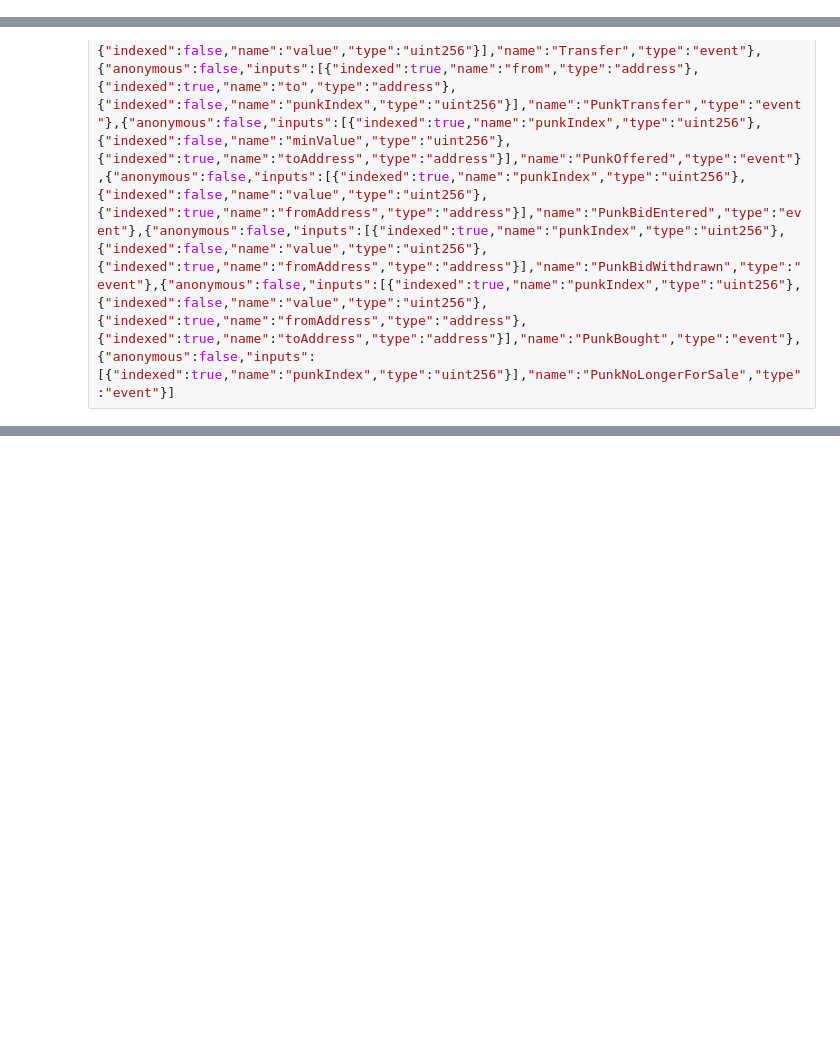
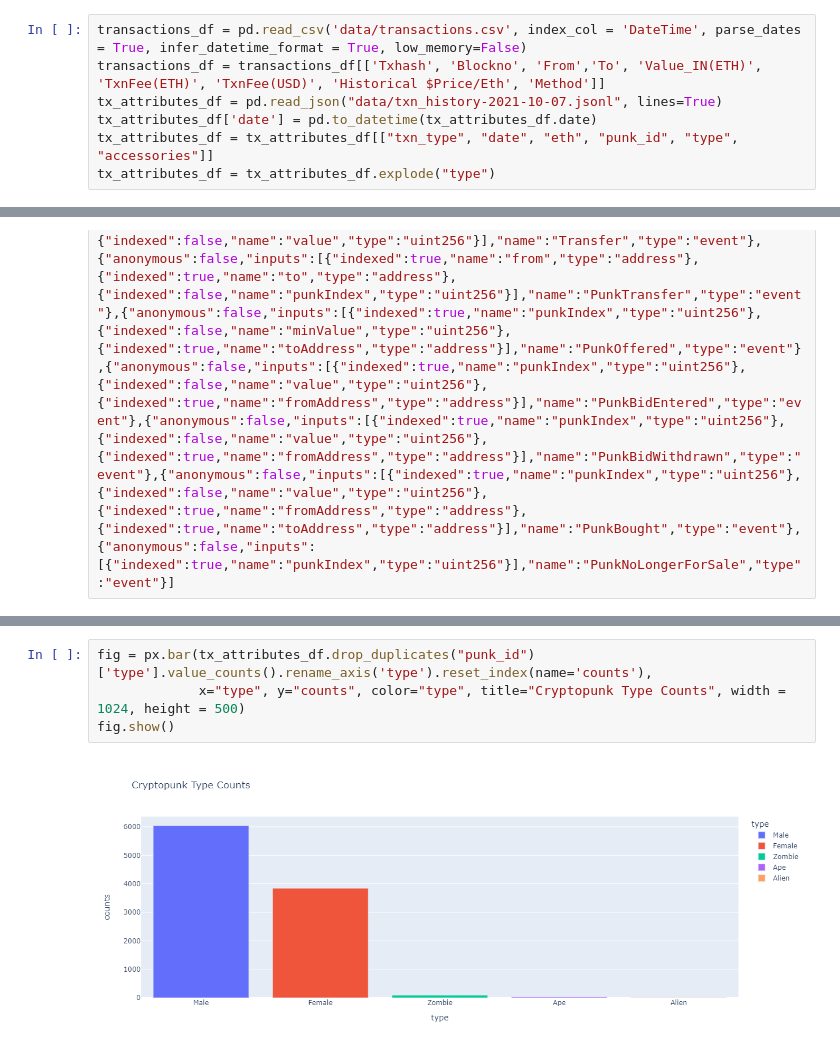
Before and after one commit to Santiago-Pedemonte/Masterworks-RA-CaseStudy, a Jupyter notebook: firstTest.ipynb, the cells around one changed output, grey strips where cells are left out. Drawn from its saved outputs; the diff is of its cells as text; blank space fills up the shorter version.

Commit message:
Added Visualization notebook and Initial Exploratory Analysis

```diff
--- a/firstTest.ipynb
+++ b/firstTest.ipynb
@@ -85,0 +12,7 @@ all_df[all_df['Method'] != 'Enter Bid For Punk']
+# %%
+transactions_df = pd.read_csv('data/transactions.csv', index_col = 'DateTime', parse_dates = True, infer_datetime_format = True, low_memory=False)
+transactions_df = transactions_df[['Txhash', 'Blockno', 'From','To', 'Value_IN(ETH)', 'TxnFee(ETH)', 'TxnFee(USD)', 'Historical $Price/Eth', 'Method']]
+tx_attributes_df = pd.read_json("data/txn_history-2021-10-07.jsonl", lines=True)
+tx_attributes_df['date'] = pd.to_datetime(tx_attributes_df.date)
+tx_attributes_df = tx_attributes_df[["txn_type", "date", "eth", "punk_id", "type", "accessories"]]
+tx_attributes_df = tx_attributes_df.explode("type")
@@ -108,0 +53,6 @@ positive_value_in
+# %%
+fig = px.bar(tx_attributes_df.drop_duplicates("punk_id")['type'].value_counts().rename_axis('type').reset_index(name='counts'),
+             x="type", y="counts", color="type", title="Cryptopunk Type Counts", width = 1024, height = 500)
+fig.show()
+# %% [output]
+[figure, added]
```
Also changed, not shown: parts of 20 cells of this notebook, 1 other file.
